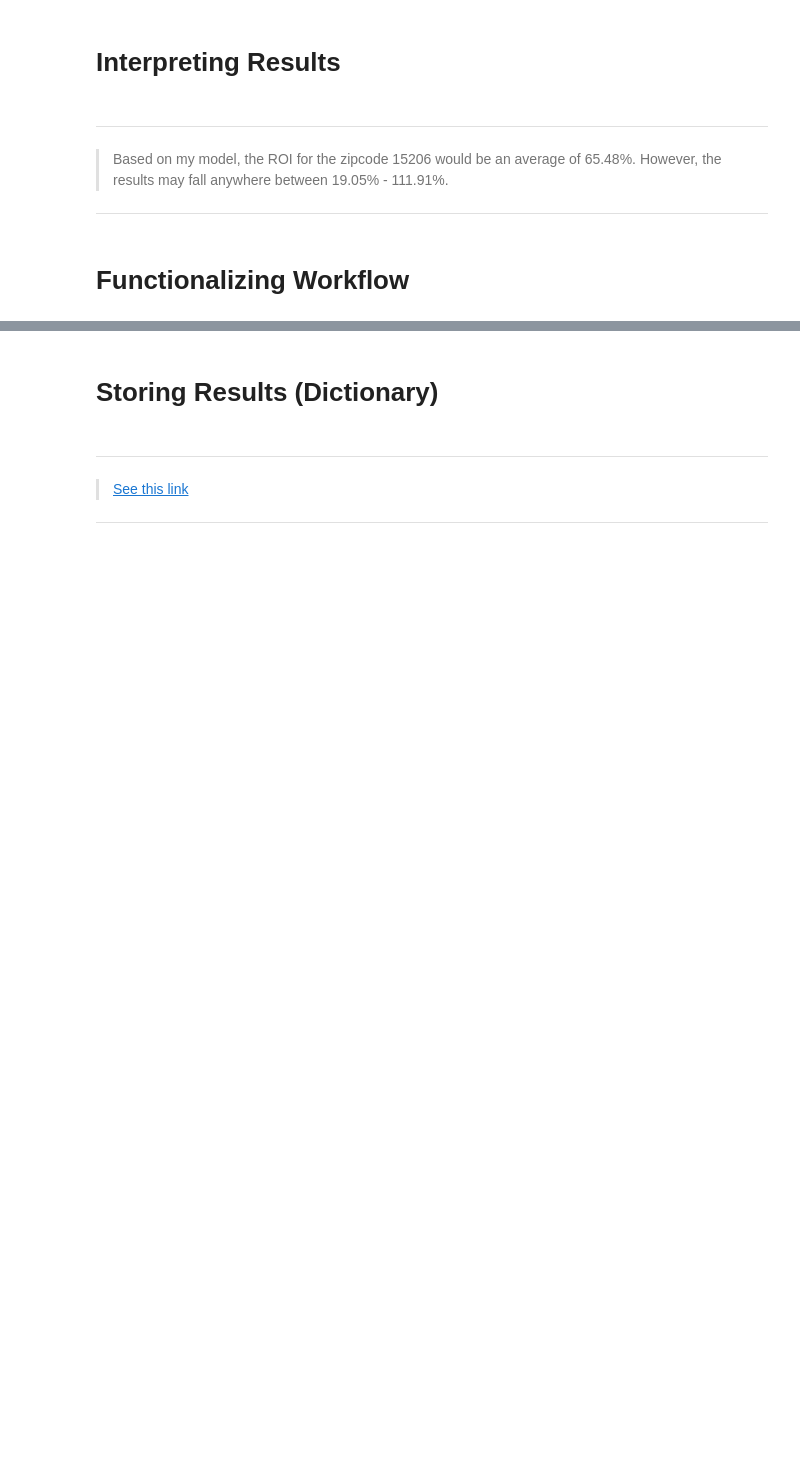
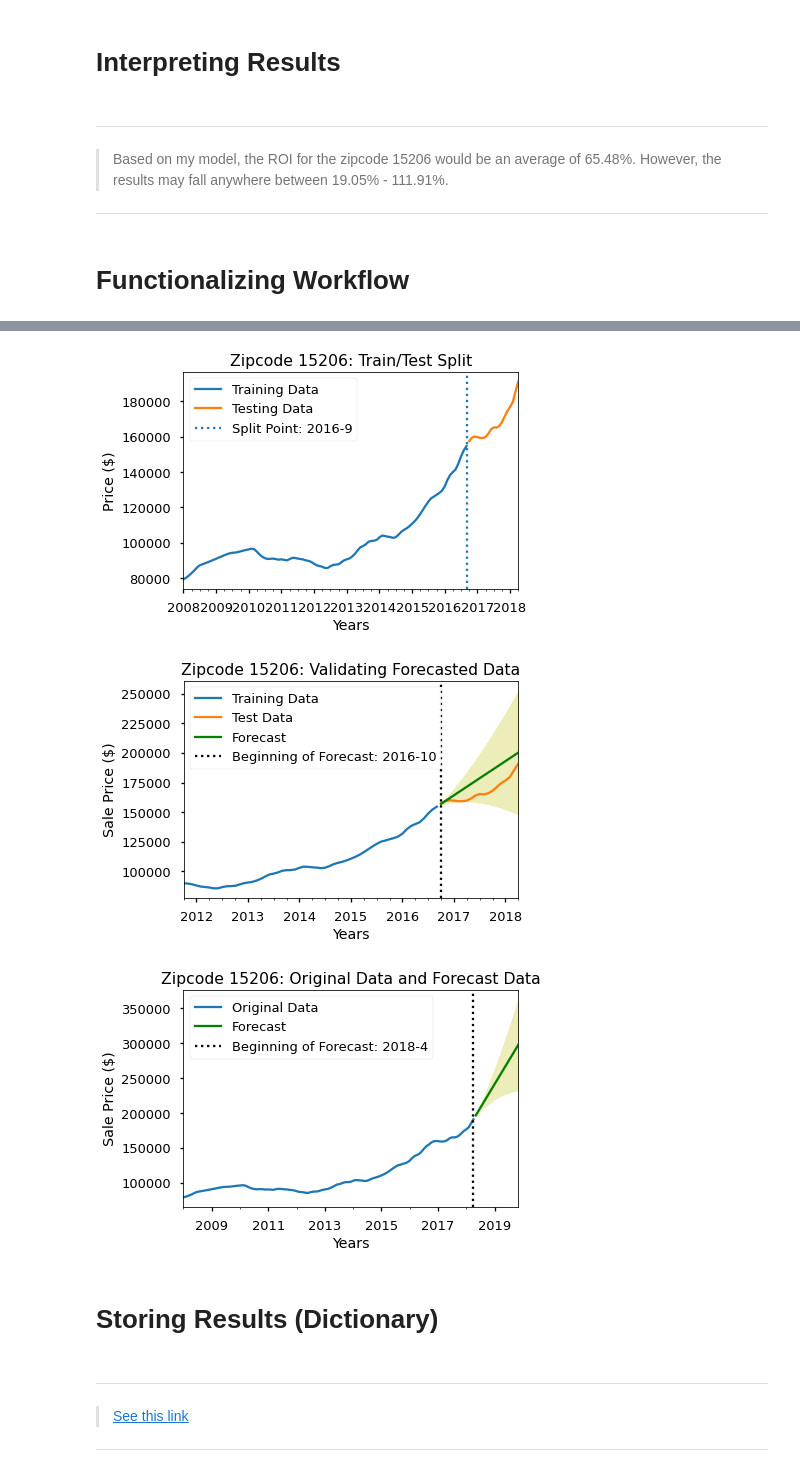
Before and after one commit to BenJMcCarty/Best_of_the_Burgh, a Jupyter notebook: workbooks/WIP_Main_Notebook.ipynb, the cells around one changed output, grey strips where cells are left out. Cells and saved outputs as stored; diff of their text form; code cells hidden in the pictures; blank space fills up the shorter version.

```diff
--- a/workbooks/WIP_Main_Notebook.ipynb
+++ b/workbooks/WIP_Main_Notebook.ipynb
@@ -815,3 +884,12 @@ zc_dict['model_metrics']['full'][0]
+# %%
+## Reviewing model forecasts
+display(zc_dict['model_visuals']['split'])
+display(zc_dict['model_visuals']['train'])
+display(zc_dict['model_visuals']['full'])
+# %% [output]
+[figure, added]
+[figure, added]
+[figure, added]
 # %%
 ## Inspecting training model performance
 # train_perf
```
Also changed, not shown: parts of 24 cells of this notebook, 1 other file.
